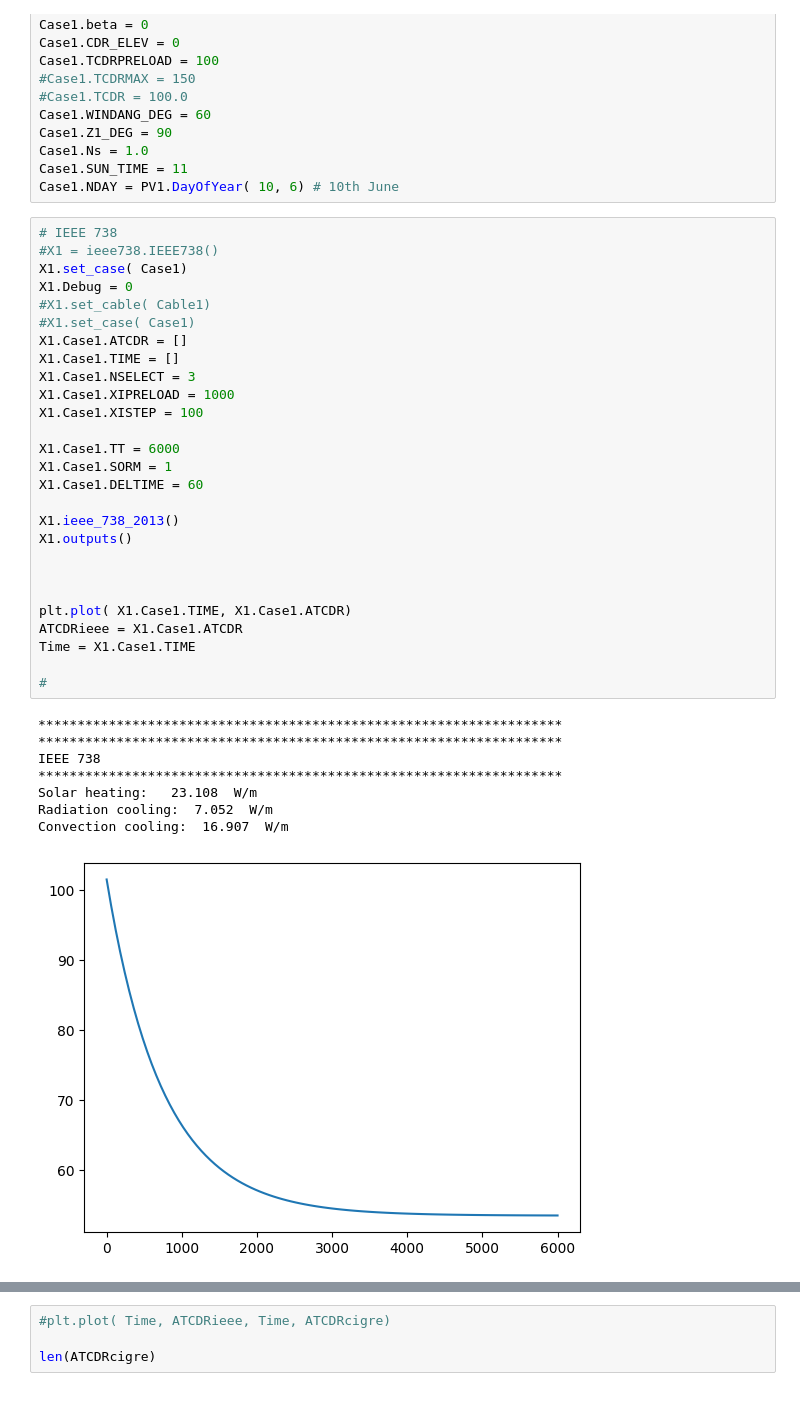
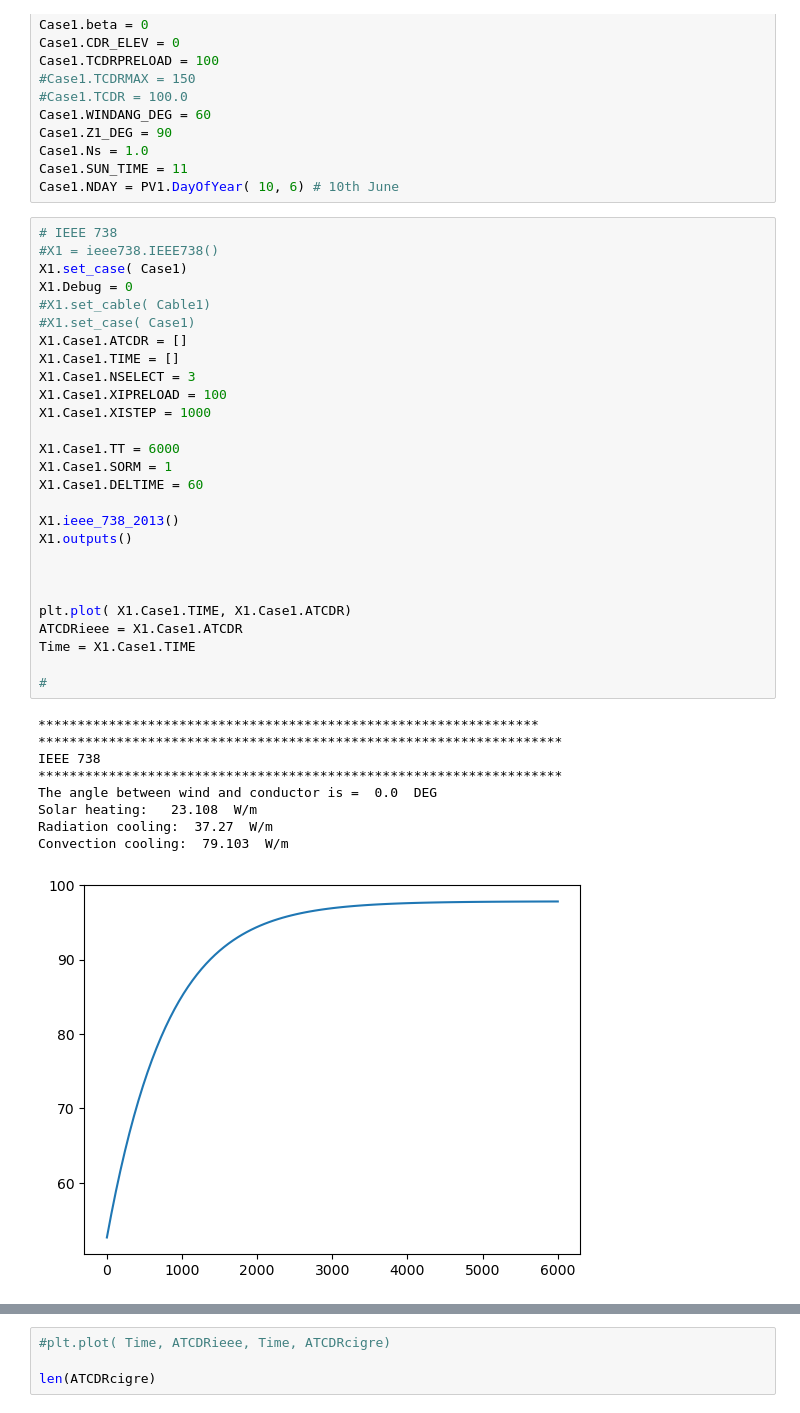
Before and after one commit to gteasoft/pypacity, a Jupyter notebook: test_01.ipynb, the cells around one changed output, grey strips where cells are left out. Drawn from its saved outputs; the diff is of its cells as text.

```diff
--- a/test_01.ipynb
+++ b/test_01.ipynb
@@ -203,38 +209,39 @@ Case1.NDAY = PV1.DayOfYear( 10, 6) # 10th June
 # %%
 # IEEE 738
 #X1 = ieee738.IEEE738()
 X1.set_case( Case1)
 X1.Debug = 0
 #X1.set_cable( Cable1)
 #X1.set_case( Case1)
 X1.Case1.ATCDR = []
 X1.Case1.TIME = []
 X1.Case1.NSELECT = 3
-X1.Case1.XIPRELOAD = 1000
-X1.Case1.XISTEP = 100
+X1.Case1.XIPRELOAD = 100
+X1.Case1.XISTEP = 1000
 
 X1.Case1.TT = 6000
 X1.Case1.SORM = 1
 X1.Case1.DELTIME = 60
 
 X1.ieee_738_2013()
 X1.outputs()
 
 
 
 plt.plot( X1.Case1.TIME, X1.Case1.ATCDR)
 ATCDRieee = X1.Case1.ATCDR
 Time = X1.Case1.TIME
 
 #
 # %% [output]
-*******************************************************************
+****************************************************************
 *******************************************************************
 IEEE 738
 *******************************************************************
+The angle between wind and conductor is =  0.0  DEG
 Solar heating:   23.108  W/m
-Radiation cooling:  7.052  W/m
-Convection cooling:  16.907  W/m
+Radiation cooling:  37.27  W/m
+Convection cooling:  79.103  W/m
-[figure, old version]
+[figure, new version]
 # %%
 X2.Case1.NSELECT = 3
```
Also changed, not shown: parts of 8 cells of this notebook, 1 other file.
